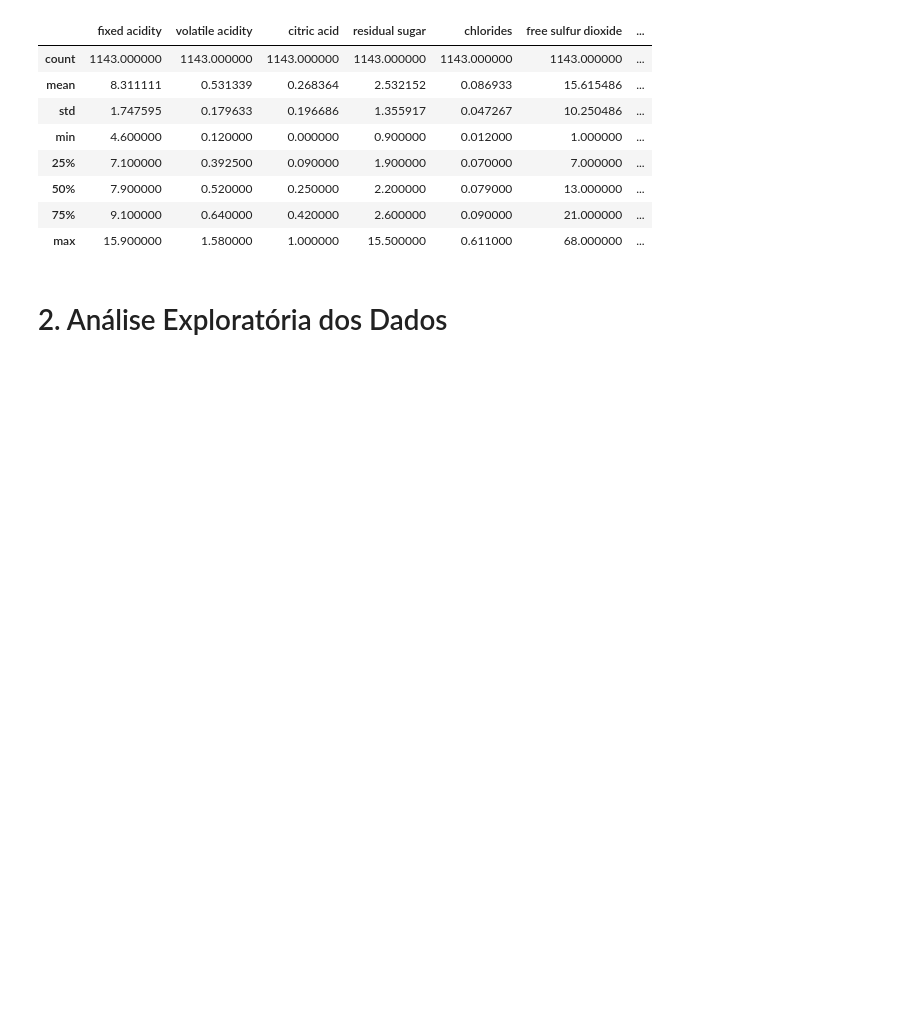
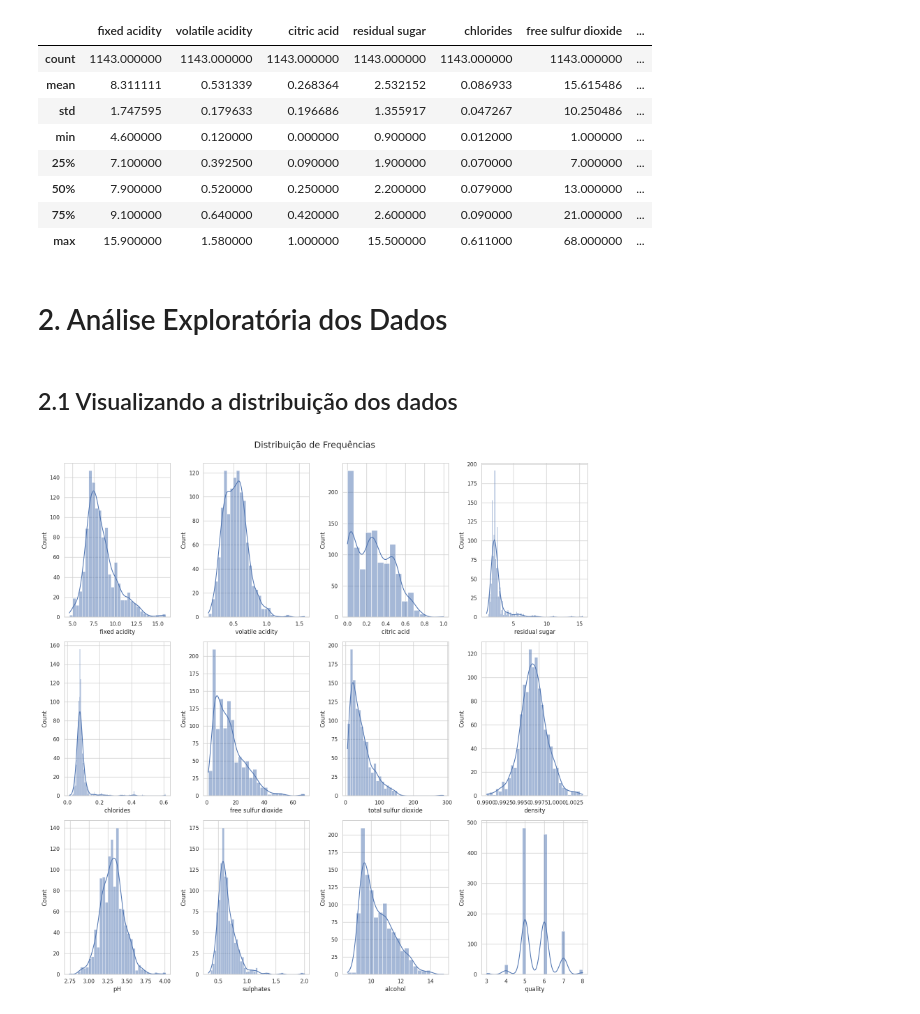
Before and after one commit to jmacedo91/01-World-Population-Data-Analysis, a Jupyter notebook: 002 - Wine Quality EDA and Classification.ipynb, the cells around one changed output. Cells and saved outputs as stored; diff of their text form; code cells hidden in the pictures; blank space fills up the shorter version.

Commit message:
Visualizando a distribuição dos Dados

```diff
--- a/002 - Wine Quality EDA and Classification.ipynb
+++ b/002 - Wine Quality EDA and Classification.ipynb
@@ -52,7 +54,8 @@ warnings.filterwarnings('ignore')
 # %% [markdown]
 <h2> 1.1 Conhecendo os dados </h2>
 # %%
-df = pd.read_csv('Datasets/WineQT.csv')
+# df = pd.read_csv('Datasets/WineQT.csv') # Jupyter
+df = pd.read_csv('WineQT.csv') # Colab
 # %%
 df.info()
 # %% [output]
@@ -90,3 +93,18 @@ df.describe()
 | max | 15.900000 | 1.580000 | 1.000000 | 15.500000 | 0.611000 | 68.000000 | ... |
 # %% [markdown]
 <h1> 2. Análise Exploratória dos Dados </h2>
+# %% [markdown]
+<h2> 2.1 Visualizando a distribuição dos dados
+# %%
+fig, axes = plt.subplots(3, 4, figsize=(16, 16))
+
+fig.suptitle('Distribuição de Frequências', y=1, fontsize=18)
+
+for i in range(3):
+  for j in range(4):
+    sns.histplot(ax=axes[i, j], data=df[df.columns[(i * 3) + i + j]], kde=True)
+
+fig.tight_layout()
+plt.show()
+# %% [output]
+[figure, added]
```
Also changed, not shown: parts of 2 cells of this notebook.
